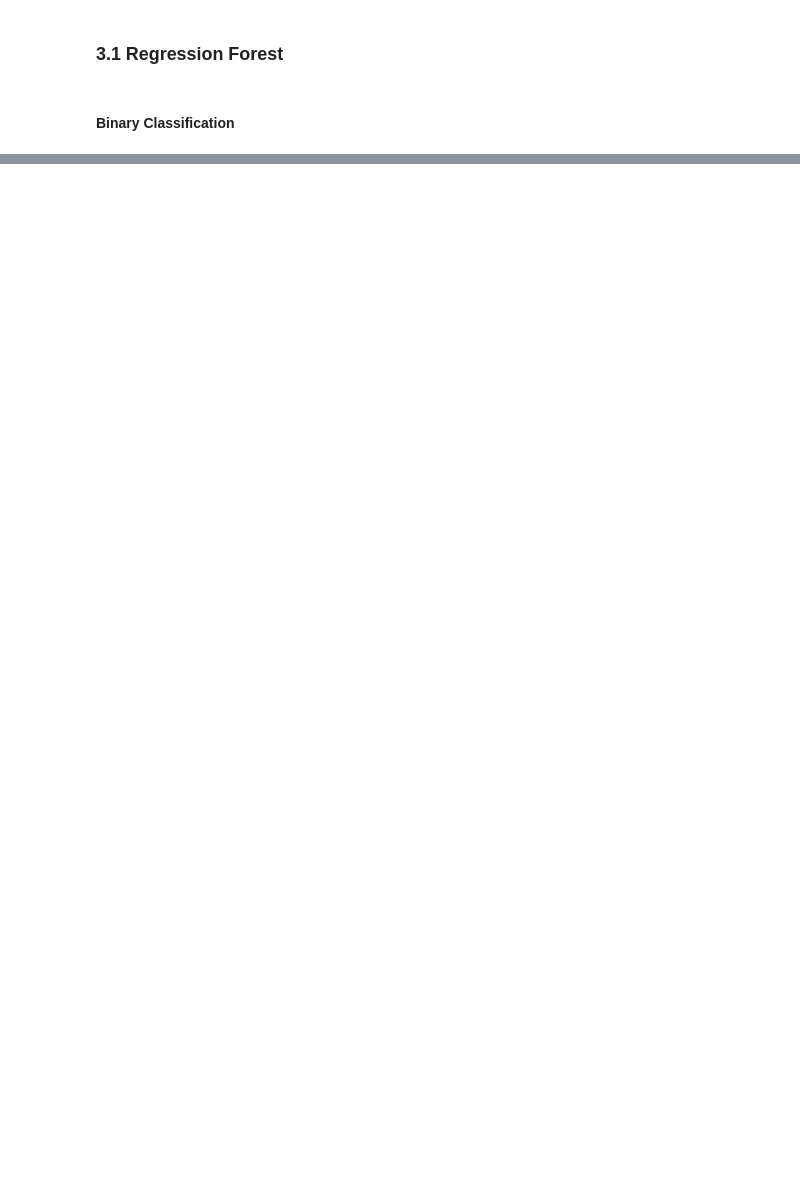
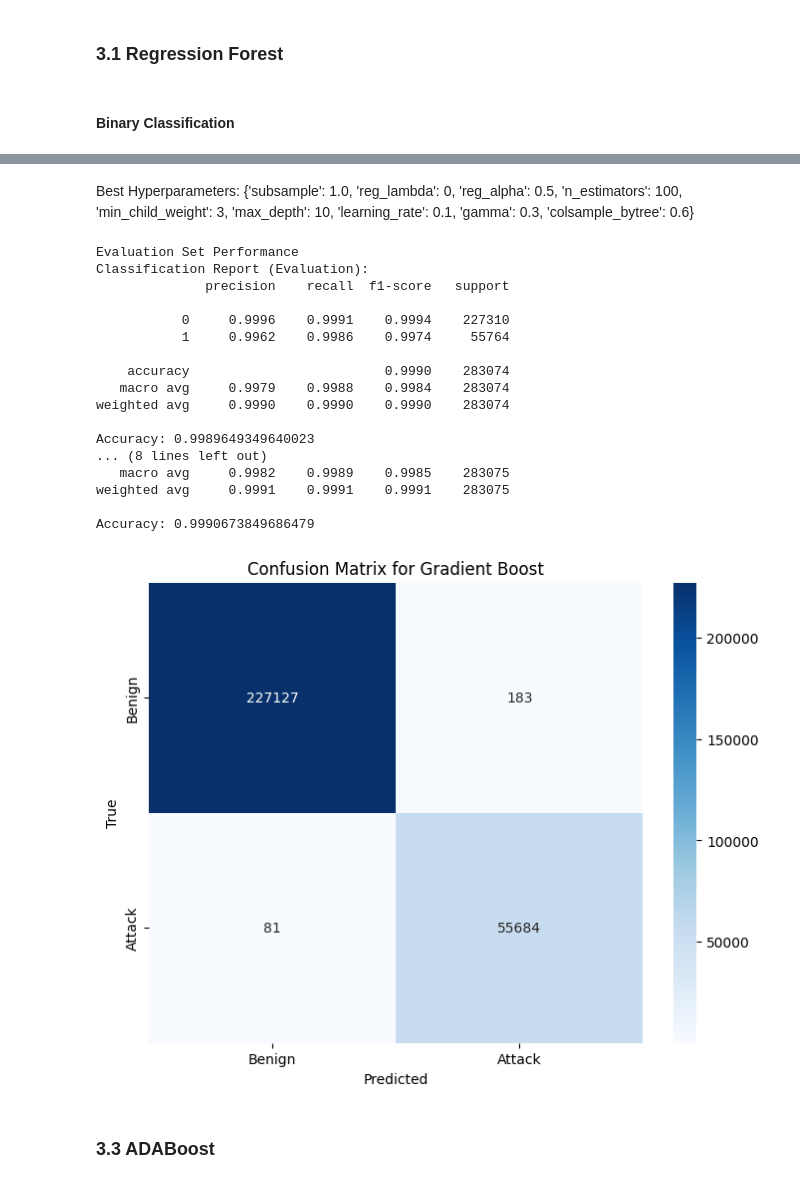
Before and after one commit to Joe-0120/ML-IDS, a Jupyter notebook: Notebooks/3_ML_Models.ipynb, the cells around one changed output, grey strips where cells are left out. Saved outputs shown, nothing was run; the diff lists cells and outputs as text; code cells hidden in the pictures; blank space fills up the shorter version.

Commit message:
Add xgg, adaboost, and ID3

```diff
--- a/Notebooks/3_ML_Models.ipynb
+++ b/Notebooks/3_ML_Models.ipynb
@@ -336,0 +443,36 @@ Fitting 3 folds for each of 10 candidates, totalling 30 fits
+# %%
+import xgboost as xgb
+from sklearn.model_selection import RandomizedSearchCV
+from sklearn.metrics import make_scorer, precision_score
+
+# Define the parameter grid for RandomizedSearchCV
+param_grid = {
+    'learning_rate': [0.01, 0.05, 0.1, 0.2],
+    'n_estimators': [100, 200, 300],
+    'max_depth': [3, 5, 7, 10],
+    'min_child_weight': [1, 3, 5],
+    'subsample': [0.6, 0.8, 1.0],
+    'colsample_bytree': [0.6, 0.8, 1.0],
+    'gamma': [0, 0.1, 0.2, 0.3],
+    'reg_alpha': [0, 0.1, 0.5, 1],
+    'reg_lambda': [0, 0.1, 0.5, 1]
+}
+
+# Initialize the XGBoost classifier
+xgb_model_binary = xgb.XGBClassifier(objective='binary:logistic', scale_pos_weight=1, n_jobs=-1)
+
+# Define the scorer
+scorer = make_scorer(precision_score)
+
+# Initialize RandomizedSearchCV
+random_search = RandomizedSearchCV(estimator=xgb_model_binary, param_distributions=param_grid, n_iter=50,
+                                   scoring=scorer, n_jobs=-1, cv=3, verbose=2, random_state=42)
+
+# Fit the model on the training data
+random_search.fit(scaler.transform(X_train), Y_train.is_attack)
+
+# Get the best model
+best_xgb_model = random_search.best_estimator_
+
+# Print the best hyperparameters
+print("Best Hyperparameters:", random_search.best_params_)
@@ -336,0 +501,32 @@ Fitting 3 folds for each of 10 candidates, totalling 30 fits
+# %% [markdown]
+Best Hyperparameters: {'subsample': 1.0, 'reg_lambda': 0, 'reg_alpha': 0.5, 'n_estimators': 100, 'min_child_weight': 3, 'max_depth': 10, 'learning_rate': 0.1, 'gamma': 0.3, 'colsample_bytree': 0.6}
+# %%
+# Predict and evaluate on the evaluation set
+print("Evaluation Set Performance")
+metrics_report("Evaluation", Y_eval.is_attack, best_xgb_model.predict(scaler.transform(X_eval)), print_avg=False)
+# Predict and evaluate on the test set
+print("Test Set Performance")
+Y_pred = best_xgb_model.predict(scaler.transform(X_test))
+performance_models["xgb"] = metrics_report("Test", Y_test.is_attack, Y_pred, print_avg=False)
+plot_confusion_matrix("Gradient Boost", Y_test, Y_pred)
+# %% [output]
+Evaluation Set Performance
+Classification Report (Evaluation):
+              precision    recall  f1-score   support
+
+           0     0.9996    0.9991    0.9994    227310
+           1     0.9962    0.9986    0.9974     55764
+
+    accuracy                         0.9990    283074
+   macro avg     0.9979    0.9988    0.9984    283074
+weighted avg     0.9990    0.9990    0.9990    283074
+
+Accuracy: 0.9989649349640023
+... (8 lines left out)
+   macro avg     0.9982    0.9989    0.9985    283075
+weighted avg     0.9991    0.9991    0.9991    283075
+
+Accuracy: 0.9990673849686479
+[figure, added]
+# %% [markdown]
+### 3.3 ADABoost
```
Also changed, not shown: parts of 24 cells of this notebook.
